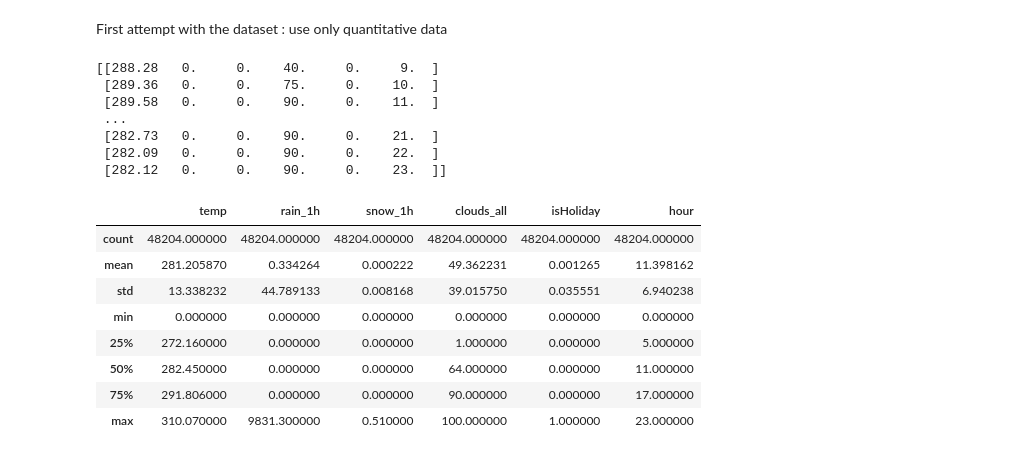
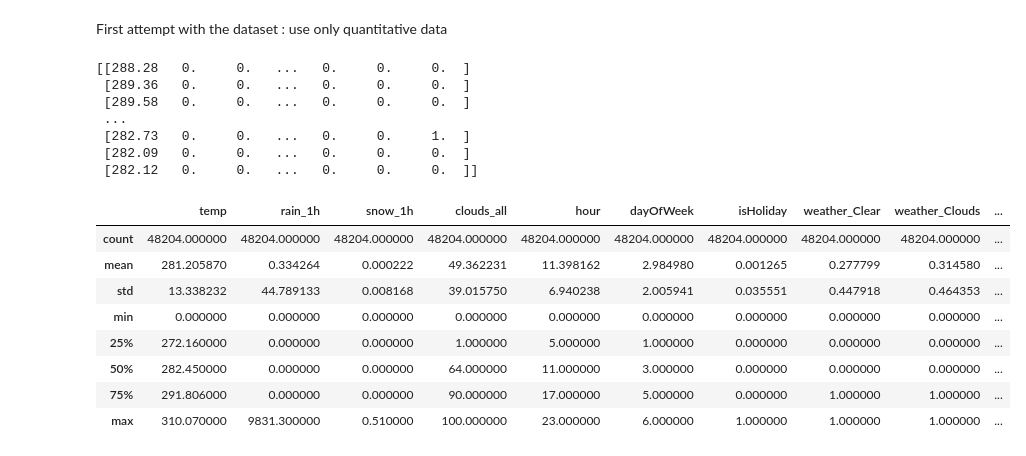
Before and after one commit to Emil-labs/Data-G8, a Jupyter notebook: Projects/Real_test.ipynb, the cells around one changed output. Drawn from its saved outputs; the diff is of its cells as text; code cells hidden in the pictures.

Commit message:
basis of data cleaning with all useful / useless data.

```diff
--- a/Projects/Real_test.ipynb
+++ b/Projects/Real_test.ipynb
@@ -3,13 +3,17 @@ import kagglehub
 import pandas as pd
 import numpy as np
 import datetime
+import matplotlib.pyplot as plt
 
 traffic_df = pd.read_csv("Metro_Interstate_Traffic_Volume.csv")
-df = pd.DataFrame(traffic_df)
+traffic_df = pd.DataFrame(traffic_df)
 
 y = traffic_df['traffic_volume']
 X = traffic_df.drop('traffic_volume', axis=1)
-df.head(10)
+traffic_df['date_time'] = pd.to_datetime(traffic_df['date_time'], format='%d-%m-%Y %H:%M')
+traffic_df['hour']=traffic_df['date_time'].dt.hour
+traffic_df['dayOfWeek']=traffic_df['date_time'].dt.weekday
+traffic_df.head(10)
 # %% [output]
 |  | traffic_volume | holiday | temp | rain_1h | snow_1h | clouds_all | weather_main | weather_description | ... |
 | 0 | 5545 | NaN | 288.28 | 0.0 | 0.0 | 40 | Clouds | scattered clouds | ... |
@@ -26,17 +30,17 @@ df.head(10)
 # Dataset analysis and preparation
 Since the data is not all numbers, it is required to convert the qualitative categories into quantitative lists.
 # %%
-df['holiday'].unique()
+traffic_df['holiday'].unique()
 
-df['isHoliday'] = pd.notna(df['holiday'])
-print(df['weather_main'].unique())
+traffic_df['isHoliday'] = pd.notna(traffic_df['holiday']).astype('int')
+print(traffic_df['weather_main'].unique())
 # Maybe needed to adapt the order to make sense to the description.
-unique_weathers = df['weather_main'].values
-df['weather_cat'] = pd.factorize(unique_weathers)[0]
+unique_weathers = traffic_df['weather_main'].values
+#df['weather_cat'] = pd.factorize(unique_weathers)[0]
+weather_encoded = pd.get_dummies(traffic_df['weather_main'], prefix='weather').astype('int')
 
-
-
-df.head(10)
+traffic_df = pd.concat([traffic_df, weather_encoded], axis=1)
+traffic_df.head(10)
 # %% [output]
 ['Clouds' 'Clear' 'Rain' 'Drizzle' 'Mist' 'Haze' 'Fog' 'Thunderstorm'
  'Snow' 'Squall' 'Smoke']
@@ -55,31 +89,29 @@ df.head(10)
 First attempt with the dataset : use only quantitative data
 # %%
 Xp = traffic_df.drop('weather_main', axis=1)
+Xp = Xp.drop('date_time', axis=1)
 Xp = Xp.drop('weather_description', axis=1)
-Xp['isHoliday'] = pd.notna(Xp['holiday']).astype(int)
 Xp = Xp.drop('holiday', axis=1)
-yp = traffic_df['traffic_volume']; Xp = Xp.drop('traffic_volume', axis=1)
-#datetime.time('02-10-2012 09:00')
-Xp['date_time'] = pd.to_datetime(df['date_time'], format='%d-%m-%Y %H:%M')
-Xp['hour'] = Xp['date_time'].dt.hour
-Xp = Xp.drop('date_time', axis=1)
+yp = traffic_df['traffic_volume']
+Xp = Xp.drop('traffic_volume', axis=1)
+#Xp = Xp.drop('dayOfWeek', axis=1)
 
 print(np.array(Xp))
 Xp.describe()
 # %% [output]
-[[288.28   0.     0.    40.     0.     9.  ]
- [289.36   0.     0.    75.     0.    10.  ]
- [289.58   0.     0.    90.     0.    11.  ]
+[[288.28   0.     0.   ...   0.     0.     0.  ]
+ [289.36   0.     0.   ...   0.     0.     0.  ]
+ [289.58   0.     0.   ...   0.     0.     0.  ]
  ...
- [282.73   0.     0.    90.     0.    21.  ]
- [282.09   0.     0.    90.     0.    22.  ]
- [282.12   0.     0.    90.     0.    23.  ]]
+ [282.73   0.     0.   ...   0.     0.     1.  ]
+ [282.09   0.     0.   ...   0.     0.     0.  ]
+ [282.12   0.     0.   ...   0.     0.     0.  ]]
-|  | temp | rain_1h | snow_1h | clouds_all | isHoliday | hour |
-| count | 48204.000000 | 48204.000000 | 48204.000000 | 48204.000000 | 48204.000000 | 48204.000000 |
-| mean | 281.205870 | 0.334264 | 0.000222 | 49.362231 | 0.001265 | 11.398162 |
-| std | 13.338232 | 44.789133 | 0.008168 | 39.015750 | 0.035551 | 6.940238 |
-| min | 0.000000 | 0.000000 | 0.000000 | 0.000000 | 0.000000 | 0.000000 |
-| 25% | 272.160000 | 0.000000 | 0.000000 | 1.000000 | 0.000000 | 5.000000 |
-| 50% | 282.450000 | 0.000000 | 0.000000 | 64.000000 | 0.000000 | 11.000000 |
-| 75% | 291.806000 | 0.000000 | 0.000000 | 90.000000 | 0.000000 | 17.000000 |
-| max | 310.070000 | 9831.300000 | 0.510000 | 100.000000 | 1.000000 | 23.000000 |
+|  | temp | rain_1h | snow_1h | clouds_all | hour | dayOfWeek | isHoliday | weather_Clear | weather_Clouds | ... |
+| count | 48204.000000 | 48204.000000 | 48204.000000 | 48204.000000 | 48204.000000 | 48204.000000 | 48204.000000 | 48204.000000 | 48204.000000 | ... |
+| mean | 281.205870 | 0.334264 | 0.000222 | 49.362231 | 11.398162 | 2.984980 | 0.001265 | 0.277799 | 0.314580 | ... |
+| std | 13.338232 | 44.789133 | 0.008168 | 39.015750 | 6.940238 | 2.005941 | 0.035551 | 0.447918 | 0.464353 | ... |
+| min | 0.000000 | 0.000000 | 0.000000 | 0.000000 | 0.000000 | 0.000000 | 0.000000 | 0.000000 | 0.000000 | ... |
+| 25% | 272.160000 | 0.000000 | 0.000000 | 1.000000 | 5.000000 | 1.000000 | 0.000000 | 0.000000 | 0.000000 | ... |
+| 50% | 282.450000 | 0.000000 | 0.000000 | 64.000000 | 11.000000 | 3.000000 | 0.000000 | 0.000000 | 0.000000 | ... |
+| 75% | 291.806000 | 0.000000 | 0.000000 | 90.000000 | 17.000000 | 5.000000 | 0.000000 | 1.000000 | 1.000000 | ... |
+| max | 310.070000 | 9831.300000 | 0.510000 | 100.000000 | 23.000000 | 6.000000 | 1.000000 | 1.000000 | 1.000000 | ... |
```
Also changed, not shown: parts of 7 cells of this notebook, 3 other files.
